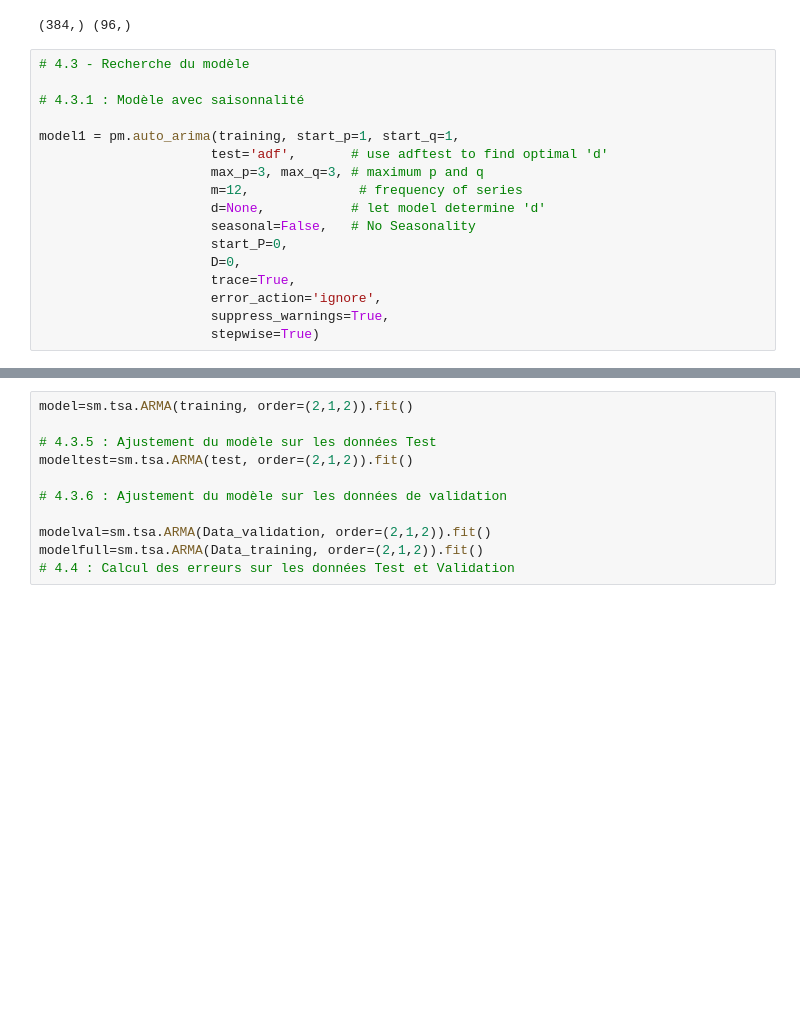
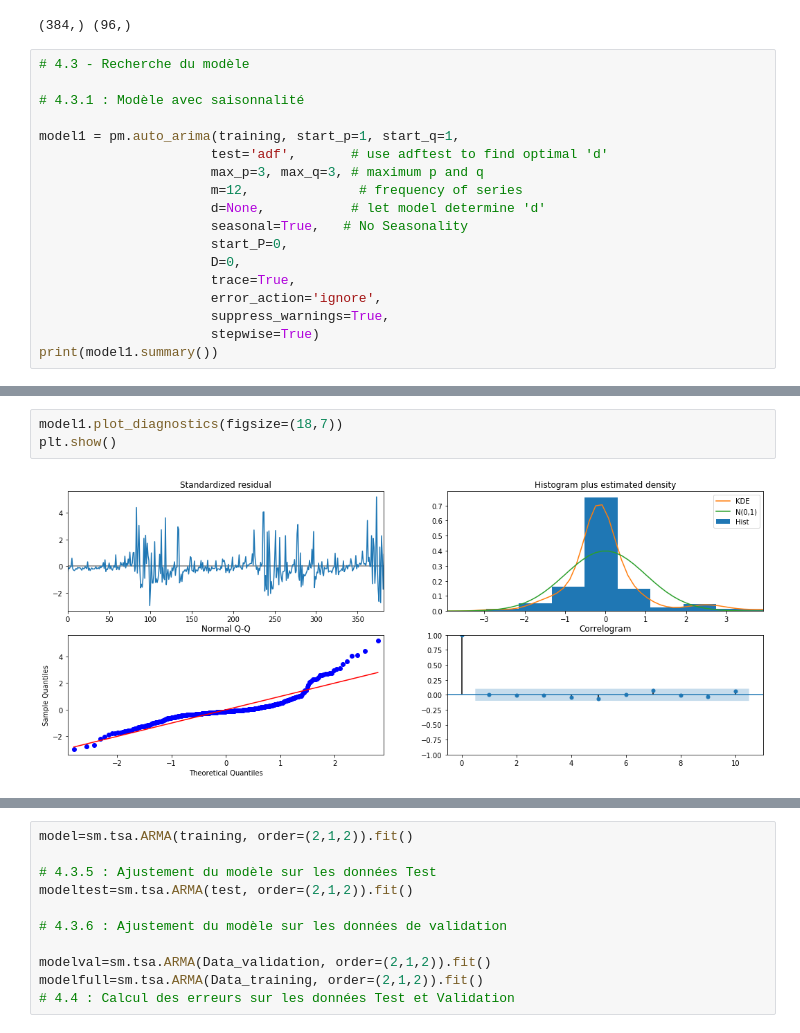
Before and after one commit to bachet1/ProjetUA332U, a Jupyter notebook: explorationDonneesModelisationArima-checkpoint.ipynb, the cells around one changed output, grey strips where cells are left out. Cells and saved outputs as stored; diff of their text form; blank space fills up the shorter version.

```diff
--- a/explorationDonneesModelisationArima-checkpoint.ipynb
+++ b/explorationDonneesModelisationArima-checkpoint.ipynb
@@ -169,12 +169,13 @@ model1 = pm.auto_arima(training, start_p=1, start_q=1,
                       max_p=3, max_q=3, # maximum p and q
                       m=12,              # frequency of series
                       d=None,           # let model determine 'd'
-                      seasonal=False,   # No Seasonality
+                      seasonal=True,   # No Seasonality
                       start_P=0,
                       D=0,
                       trace=True,
                       error_action='ignore',
                       suppress_warnings=True,
                       stepwise=True)
+print(model1.summary())
 # %% [output]
 Performing stepwise search to minimize aic
@@ -187,3 +198,8 @@ Total fit time: 1.427 seconds
+# %%
+model1.plot_diagnostics(figsize=(18,7))
+plt.show()
+# %% [output]
+[figure, added]
 # %%
 # 4.3.2 : Modèle sans saisonnalité
 
```
Also changed, not shown: parts of 6 cells of this notebook.
